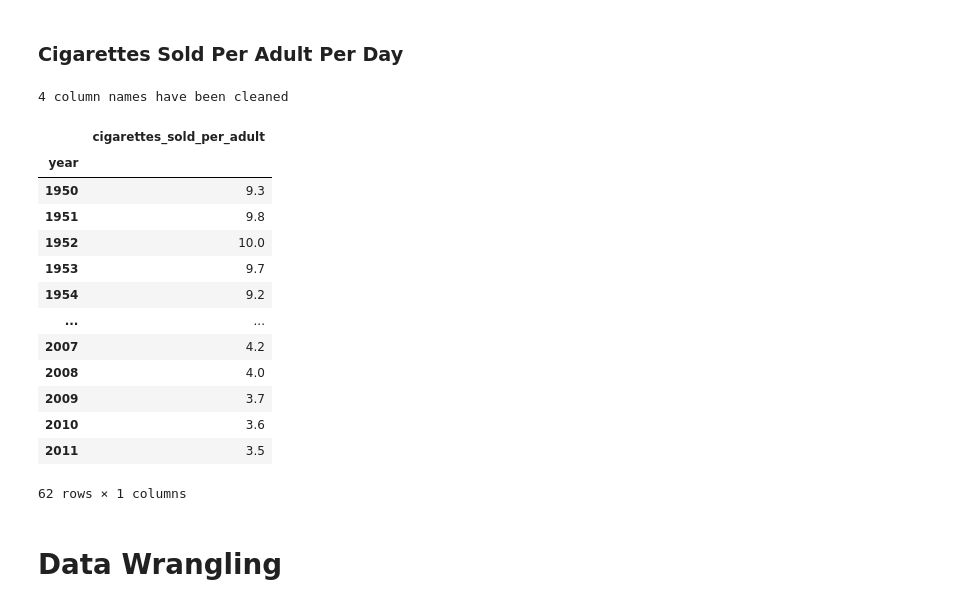
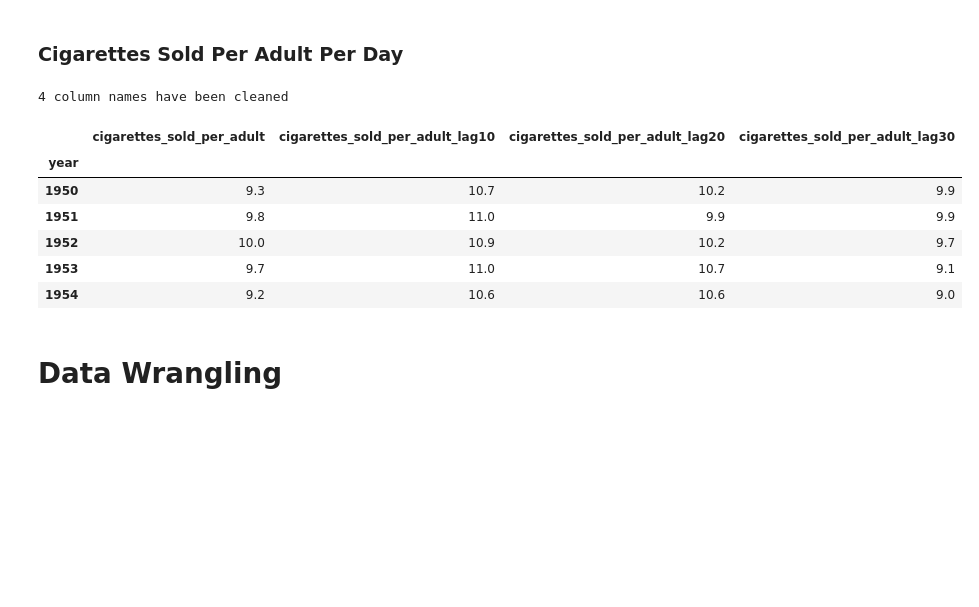
Before and after one commit to gvnsp/618, a Jupyter notebook: emanwong_618_proj.ipynb, the cells around one changed output. Saved outputs shown, nothing was run; the diff lists cells and outputs as text; code cells hidden in the pictures; blank space fills up the shorter version.

```diff
--- a/emanwong_618_proj.ipynb
+++ b/emanwong_618_proj.ipynb
@@ -195,30 +195,31 @@ air_pollution.head()
 # %% [markdown]
 ### Cigarettes Sold Per Adult Per Day
 # %%
+# read data
 cigarette_sales = pd.read_csv(data_path(cigarette_sales_filename))
+# clean column names and subset data
 cigarette_sales = clean_columns(cigarette_sales)
 cigarette_sales = cigarette_sales.loc[cigarette_sales['code'] == 'USA']
 cigarette_sales.drop(columns=['entity', 'code'], inplace=True)
+cigarette_sales.columns = ['year', 'cigarettes_sold_per_adult']
+# introduce time lag features
+cigarette_sales['cigarettes_sold_per_adult_lag10'] = cigarette_sales['cigarettes_sold_per_adult'].shift(-10)
+cigarette_sales['cigarettes_sold_per_adult_lag20'] = cigarette_sales['cigarettes_sold_per_adult'].shift(-20)
+cigarette_sales['cigarettes_sold_per_adult_lag30'] = cigarette_sales['cigarettes_sold_per_adult'].shift(-30)
+# get relevant dates
 cigarette_sales = cigarette_sales.loc[(cigarette_sales['year'] >= 1950) & (cigarette_sales['year'] <= 2011)]
 cigarette_sales.set_index('year', inplace=True)
-cigarette_sales.columns = ['cigarettes_sold_per_adult']
-cigarette_sales
+
+cigarette_sales.head()
 # %% [output]
 4 column names have been cleaned
-|  | cigarettes_sold_per_adult |
-| year |  |
-| 1950 | 9.3 |
-| 1951 | 9.8 |
-| 1952 | 10.0 |
-| 1953 | 9.7 |
-| 1954 | 9.2 |
-| ... | ... |
-| 2007 | 4.2 |
-| 2008 | 4.0 |
-| 2009 | 3.7 |
-| 2010 | 3.6 |
-| 2011 | 3.5 |
+|  | cigarettes_sold_per_adult | cigarettes_sold_per_adult_lag10 | cigarettes_sold_per_adult_lag20 | cigarettes_sold_per_adult_lag30 |
+| year |  |  |  |  |
+| 1950 | 9.3 | 10.7 | 10.2 | 9.9 |
+| 1951 | 9.8 | 11.0 | 9.9 | 9.9 |
+| 1952 | 10.0 | 10.9 | 10.2 | 9.7 |
+| 1953 | 9.7 | 11.0 | 10.7 | 9.1 |
+| 1954 | 9.2 | 10.6 | 10.6 | 9.0 |
-62 rows × 1 columns
 # %% [markdown]
 # Data Wrangling
 # %% [markdown]
```
Also changed, not shown: parts of 9 cells of this notebook.
